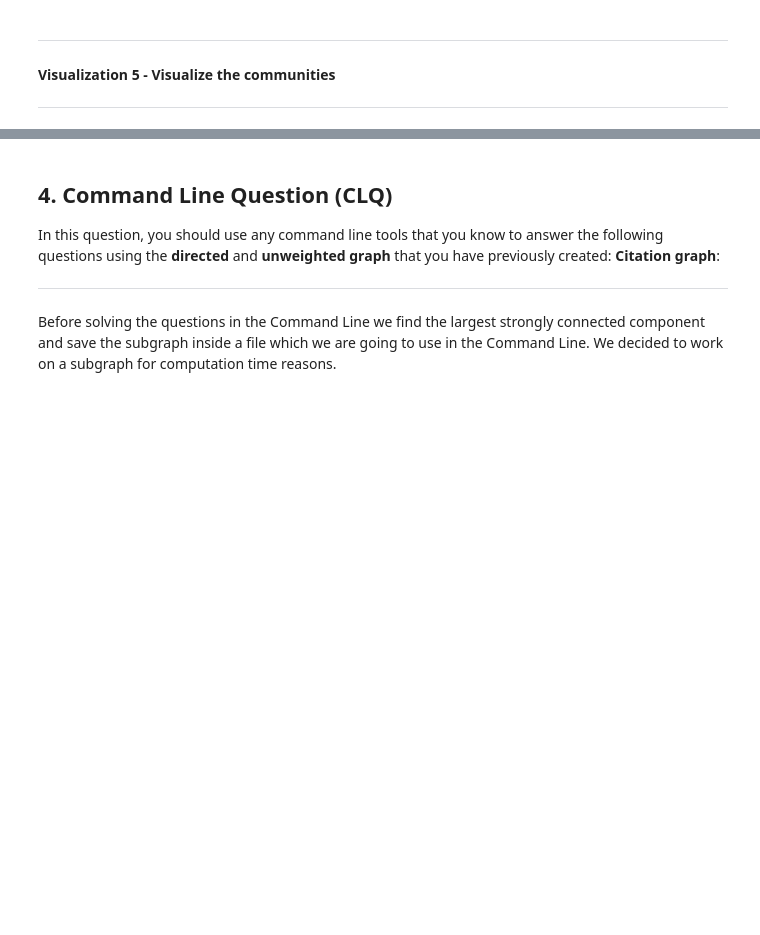
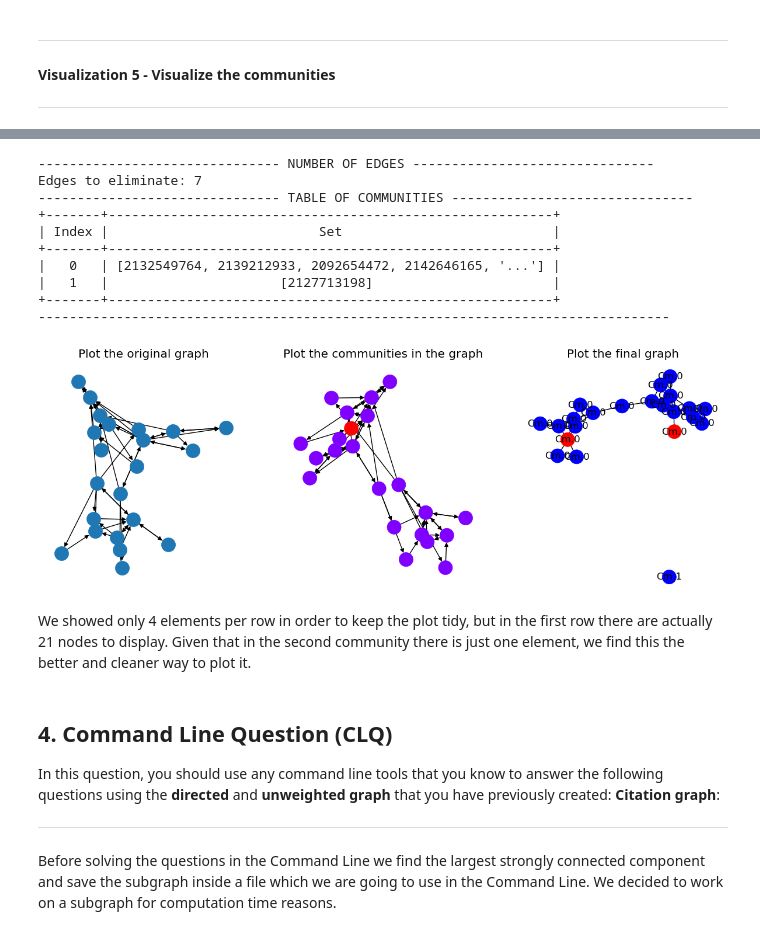
Before and after one commit to ahmadsaaddm/ADM-HW5, a Jupyter notebook: main.ipynb, the cells around one changed output, grey strips where cells are left out. Saved outputs shown, nothing was run; the diff lists cells and outputs as text; code cells hidden in the pictures; blank space fills up the shorter version.

```diff
--- a/main.ipynb
+++ b/main.ipynb
@@ -670,7 +702,7 @@ def extracting_communities(graph, p1, p2):
     graph_copy = graph.to_undirected()
 
     if nx.number_connected_components(graph_copy) > 1:
-        print("The graph is not connected")
+        print("The graph is not full connected!")
         return 0,[],False
 
     # Calculate the initial number of edges
@@ -696,4 +728,5 @@ def extracting_communities(graph, p1, p2):
 
     # Calculate the minimum number of edges removed
     num_edges_end = graph_copy.number_of_edges()
-    return num_edges_start-num_edges_end, communities, same_community
+    # return a copy too that allows us to propery plot
+    return num_edges_start-num_edges_end, communities, same_community, graph_copy
@@ -914,3 +934,55 @@ The nodes are disconnected
+# %%
+def visualize_communities(graph,node1,node2):
+    min_edge,cm,is_cm,g_copy = extracting_communities(graph,node1,node2)
+    print("------------------------------- NUMBER OF EDGES -------------------------------")
+    print("Edges to eliminate:",min_edge)
+    print("------------------------------- TABLE OF COMMUNITIES -------------------------------")
+    cm_2 = [list(community)[:4] + ['...'] if len(community) > 4 else list(community) for community in cm]
+
+    df = pd.DataFrame({"Index": range(len(cm_2)), "Set": cm_2})
+
+    table = tabulate(df, headers='keys', tablefmt='pretty', showindex=False)
+    print(table)
+    print("---------------------------------------------------------------------------------")
+    ##### preapre the layouts for the plots such that they don't overlap
+    pos1 = nx.spring_layout(graph)
+    pos2 = nx.spring_layout(graph)
+    pos3 = nx.spring_layout(g_copy)
+
+    fig, axes = plt.subplots(nrows=1, ncols=3, figsize=(15,5))
+
+    axes[0].set_title('Plot the original graph')
+    axes[1].set_title('Plot the communities in the graph')
+    axes[2].set_title('Plot the final graph')
+
+    # PLOT THE GRAPH
+    nx.draw(graph,pos=pos1, ax=axes[0])
+    # PLOT THE COMMUNITIES
+    node_colors = [community_id for community_id, nodes in enumerate(cm) for node in nodes]
+    nx.draw(graph, pos=pos2, node_color=node_colors, cmap=plt.cm.rainbow, ax=axes[1])
+    # PLOT THE FINAL GRAPH
+    node_labels = {node: f'Cm.{community_id}' for community_id, nodes in enumerate(cm) for node in nodes} # label with the community id for the nodes
+    node_colors = ['red' if node in subsample else 'blue' for node in g_copy.nodes]
+
+    nx.draw(g_copy,pos=pos3,node_color=node_colors, cmap=plt.cm.rainbow,labels=node_labels, ax=axes[2])
+# %%
+n = 2
+subsample = random.sample(list(citation_subgraph.nodes), n)
+visualize_communities(citation_subgraph.copy(),subsample[0],subsample[1])
+# %% [output]
+------------------------------- NUMBER OF EDGES -------------------------------
+Edges to eliminate: 7
+------------------------------- TABLE OF COMMUNITIES -------------------------------
++-------+---------------------------------------------------------+
+| Index |                           Set                           |
++-------+---------------------------------------------------------+
+|   0   | [2132549764, 2139212933, 2092654472, 2142646165, '...'] |
+|   1   |                      [2127713198]                       |
++-------+---------------------------------------------------------+
+---------------------------------------------------------------------------------
+[figure, added]
+# %% [markdown]
+We showed only 4 elements per row in order to keep the plot tidy, but in the first row there are actually 21 nodes to display. Given that in the second community there is just one element, we find this the better and cleaner way to plot it.
 # %% [markdown]
 ## 4. Command Line Question (CLQ)
 In this question, you should use any command line tools that you know to answer the following questions using the **directed** and **unweighted graph** that you have previously created: **Citation graph**:
```
Also changed, not shown: parts of 28 cells of this notebook.
